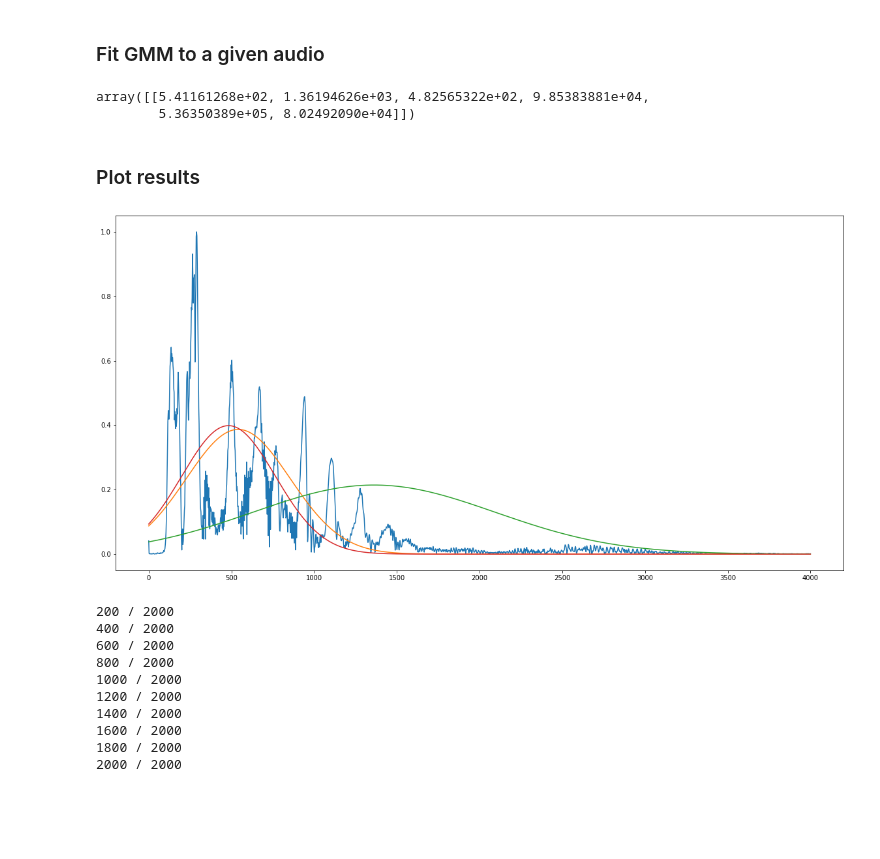
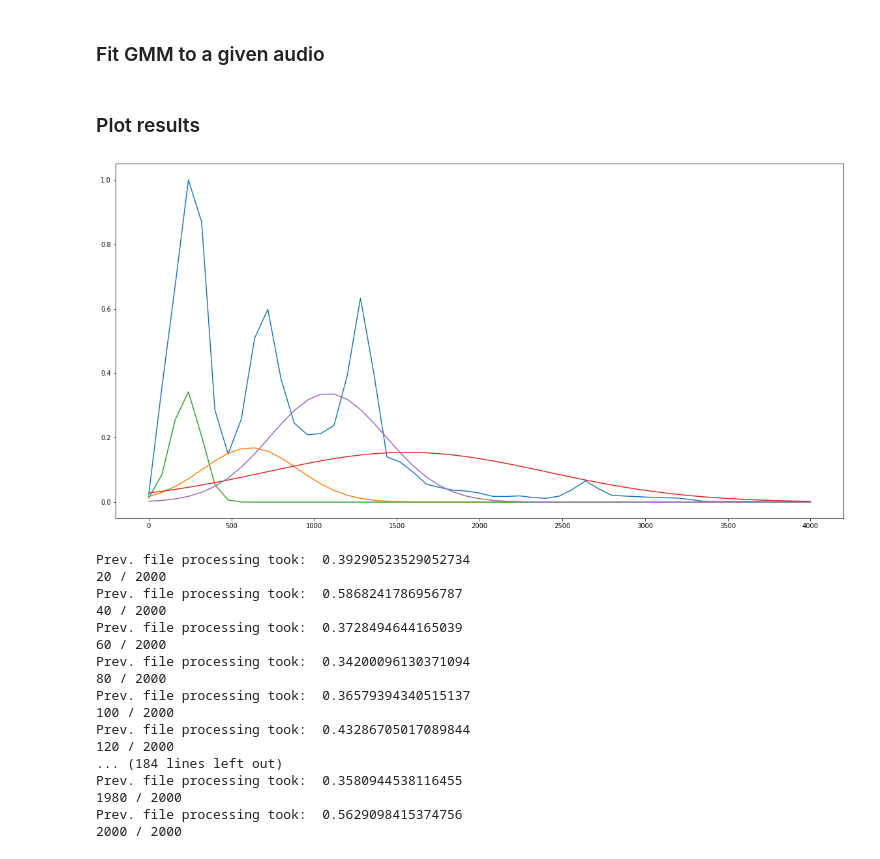
Before and after one commit to greg9702/GMM-ASR, a Jupyter notebook: project.ipynb, the cells around one changed output. Saved outputs shown, nothing was run; the diff lists cells and outputs as text; code cells hidden in the pictures; blank space fills up the shorter version.

```diff
--- a/project.ipynb
+++ b/project.ipynb
@@ -43,9 +47,12 @@ plt.show()
-# %%
-size_factor = 1000
-
-freq_samples = np.array([])
-for i, f in enumerate(freq):
-    freq_samples = np.concatenate((freq_samples, [f] * int(ampl_fft[i,0]*size_factor)))
+# %%
+def samples_from_fft(freqs, ampl):
+
+    # TODO consider different solution
+    ampl_sum = ampl.sum()
+    if ampl_sum == 0 or np.isnan(ampl_sum):
+        return np.random.choice(a=freqs, size=NUM_SAMPLES)
+
+    return np.random.choice(a=freqs, size=NUM_SAMPLES, p=ampl/ampl_sum)
 # %% [markdown]
 ### GMM class with methods for EM algorithm
 # %%
@@ -89,10 +96,11 @@ class GMM:
 
     def predict_proba(self, X):
         likelihood = np.zeros( (self.n, self.k) )
+
         for i in range(self.k):
             distribution = multivariate_normal(
-                mean=self.mu[i],
-                cov=self.sigma[i])
+                mean=self.mu[i] + 0.00001*np.random.rand(),
+                cov=self.sigma[i] + 0.00001*np.random.rand())
             likelihood[:,i] = distribution.pdf(X)
 
         numerator = likelihood * self.phi
@@ -113,31 +121,25 @@ class GMM:
 # %% [markdown]
 ### Fit GMM to a given audio
 # %%
+freq_samples = samples_from_fft(freq, ampl_fft)
 gmm = GMM(k=NUM_MODELS, max_iter=NUM_ITERS)
 gmm.fit(freq_samples.reshape(freq_samples.shape[0],1))
-# %%
-
-gmm.get_features()
-# %% [output]
-array([[5.41161268e+02, 1.36194626e+03, 4.82565322e+02, 9.85383881e+04,
-        5.36350389e+05, 8.02492090e+04]])
 # %% [markdown]
 ### Plot results
 # %%
 distributions = []
 for i in range(NUM_MODELS):
     distributions.append(multivariate_normal(
         mean=gmm.mu[i],
         cov=gmm.sigma[i]))
 
-
 plt.figure(figsize=(20,10))
-plt.plot(freq, ampl_fft)
+plt.plot(freq, ampl_fft / max(ampl_fft))
 
 for i in range(NUM_MODELS):
     plt.plot(freq, gmm.phi[i] * distributions[i].pdf(freq) / max(distributions[i].pdf(freq))) # PDF functions normalized and weighted by phi - prior probability for a given Gaussian
 # %% [output]
-[figure, old version]
+[figure, new version]
 # %%
 # Class to handle all HMM related processing
 class HMMTrainer(object):
@@ -278,17 +270,24 @@ def predict_label(models_list: ModelsList, features: Features) -> Label:
             best_label = label
     return best_label
 # %%
-features_by_label = obtain_gmm_features()
+features_by_label = obtain_features()
 # %% [output]
-200 / 2000
-400 / 2000
-600 / 2000
-800 / 2000
-1000 / 2000
-1200 / 2000
-1400 / 2000
-1600 / 2000
-1800 / 2000
+Prev. file processing took:  0.39290523529052734
+20 / 2000
+Prev. file processing took:  0.5868241786956787
+40 / 2000
+Prev. file processing took:  0.3728494644165039
+60 / 2000
+Prev. file processing took:  0.34200096130371094
+80 / 2000
+Prev. file processing took:  0.36579394340515137
+100 / 2000
+Prev. file processing took:  0.43286705017089844
+120 / 2000
+... (184 lines left out)
+Prev. file processing took:  0.3580944538116455
+1980 / 2000
+Prev. file processing took:  0.5629098415374756
 2000 / 2000
 # %%
 # MODEL TRAINING
```
Also changed, not shown: parts of 8 cells of this notebook.
